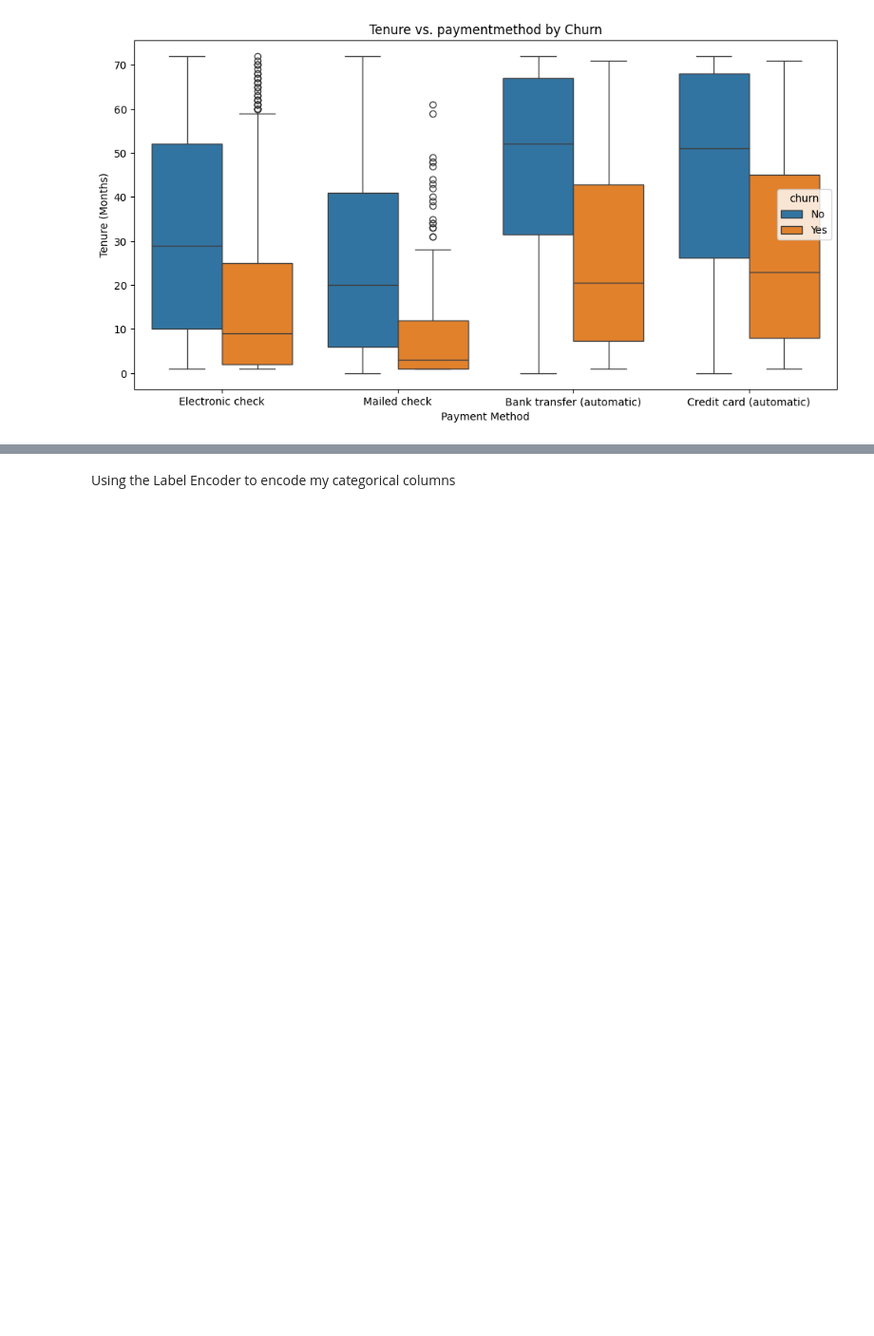
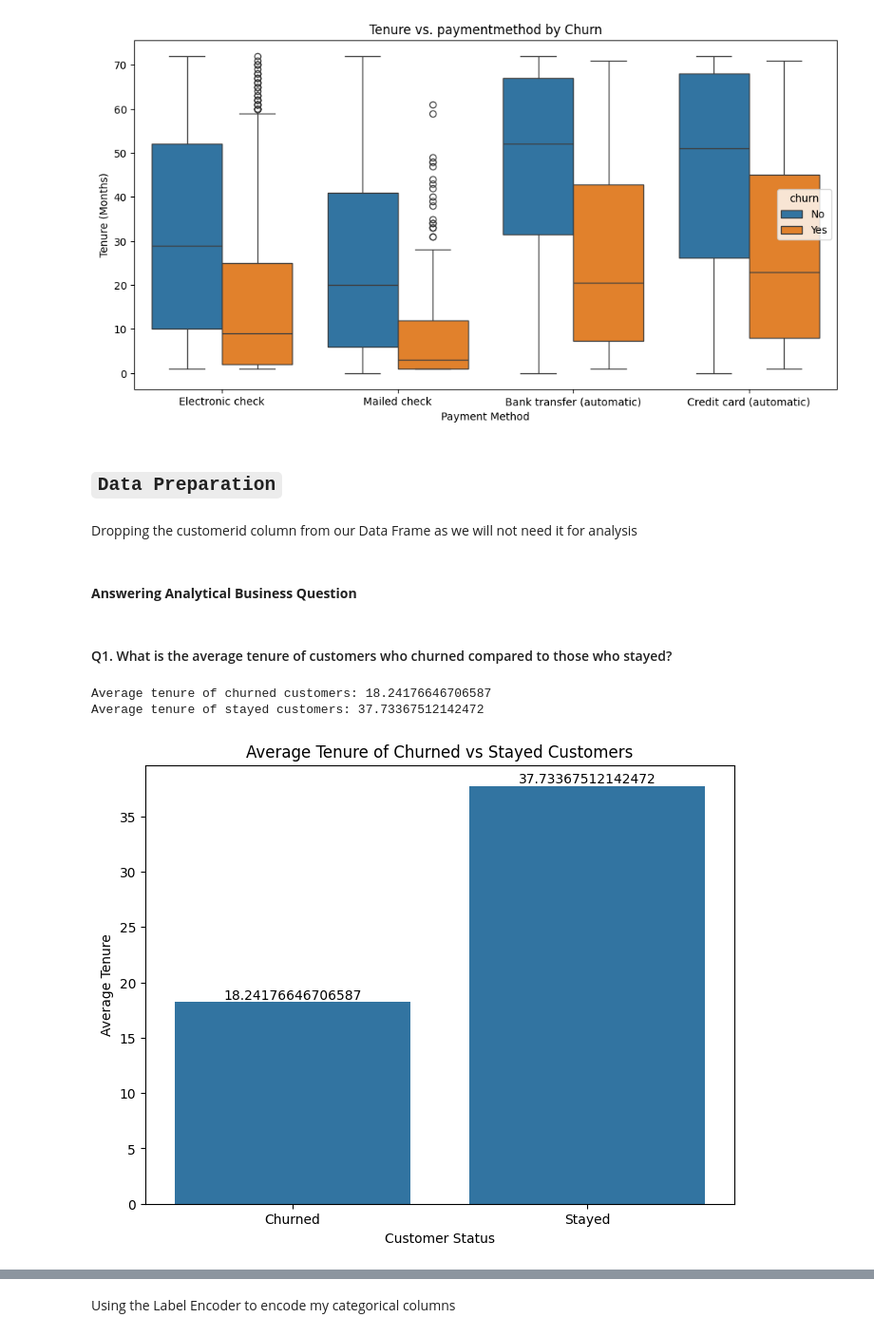
Before and after one commit to valiantezabuku/A-Customer-Churn-Prediction, a Jupyter notebook: Customer_Churn_predictions.ipynb, the cells around one changed output, grey strips where cells are left out. Shown at 95% size. Saved outputs shown, nothing was run; the diff lists cells and outputs as text; code cells hidden in the pictures; blank space fills up the shorter version.

```diff
--- a/Customer_Churn_predictions.ipynb
+++ b/Customer_Churn_predictions.ipynb
@@ -600,3 +630,7 @@ plt.legend(title='churn')
 plt.show()
 # %% [output]
 [figure]
+# %% [markdown]
+## `Data Preparation`
+# %% [markdown]
+Dropping the customerid column from our Data Frame as we will not need it for analysis
@@ -602,0 +639,33 @@ plt.show()
+# %% [markdown]
+#### **Answering Analytical Business Question**
+# %% [markdown]
+#### Q1. What is the average tenure of customers who churned compared to those who stayed?
+# %%
+# Separate customers who churned from those who stayed
+churned_customers = train_df[train_df['churn'] == 'Yes']
+stayed_customers = train_df[train_df['churn'] == 'No']
+
+# Calculate the average tenure for each group
+avg_tenure_churned = churned_customers['tenure'].mean()
+avg_tenure_stayed = stayed_customers['tenure'].mean()
+
+# Compare the average tenure of the two groups
+print("Average tenure of churned customers:", avg_tenure_churned)
+print("Average tenure of stayed customers:", avg_tenure_stayed)
+# %% [output]
+Average tenure of churned customers: 18.24176646706587
+Average tenure of stayed customers: 37.73367512142472
+# %%
+# Visualizing the comparison
+plt.figure(figsize=(8, 6))
+sns.barplot(x=['Churned', 'Stayed'], y=[avg_tenure_churned, avg_tenure_stayed])
+plt.title('Average Tenure of Churned vs Stayed Customers')
+plt.xlabel('Customer Status')
+plt.ylabel('Average Tenure')
+
+# Adding data labels
+for index, value in enumerate([avg_tenure_churned, avg_tenure_stayed]):
+    plt.text(index, value, str(value), ha='center', va='bottom')
+plt.show()
+# %% [output]
+[figure, added]
```
Also changed, not shown: parts of 53 cells of this notebook.
